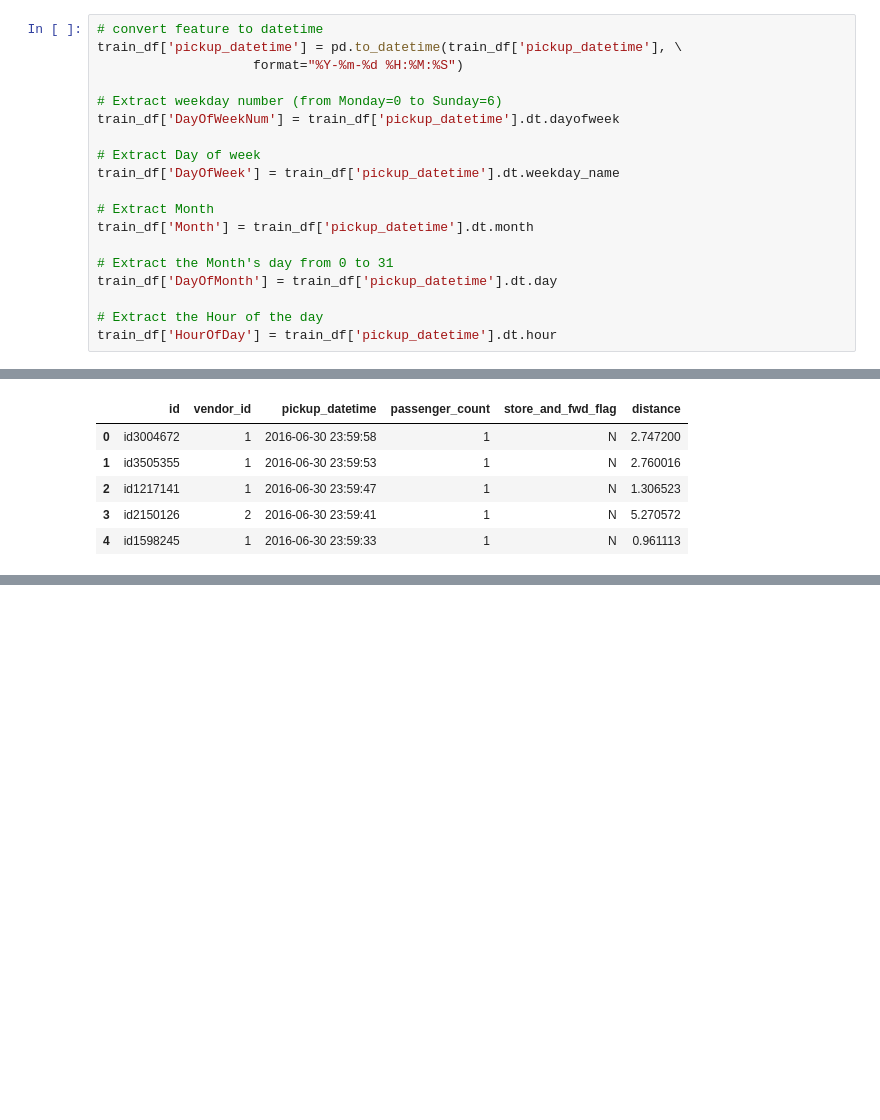
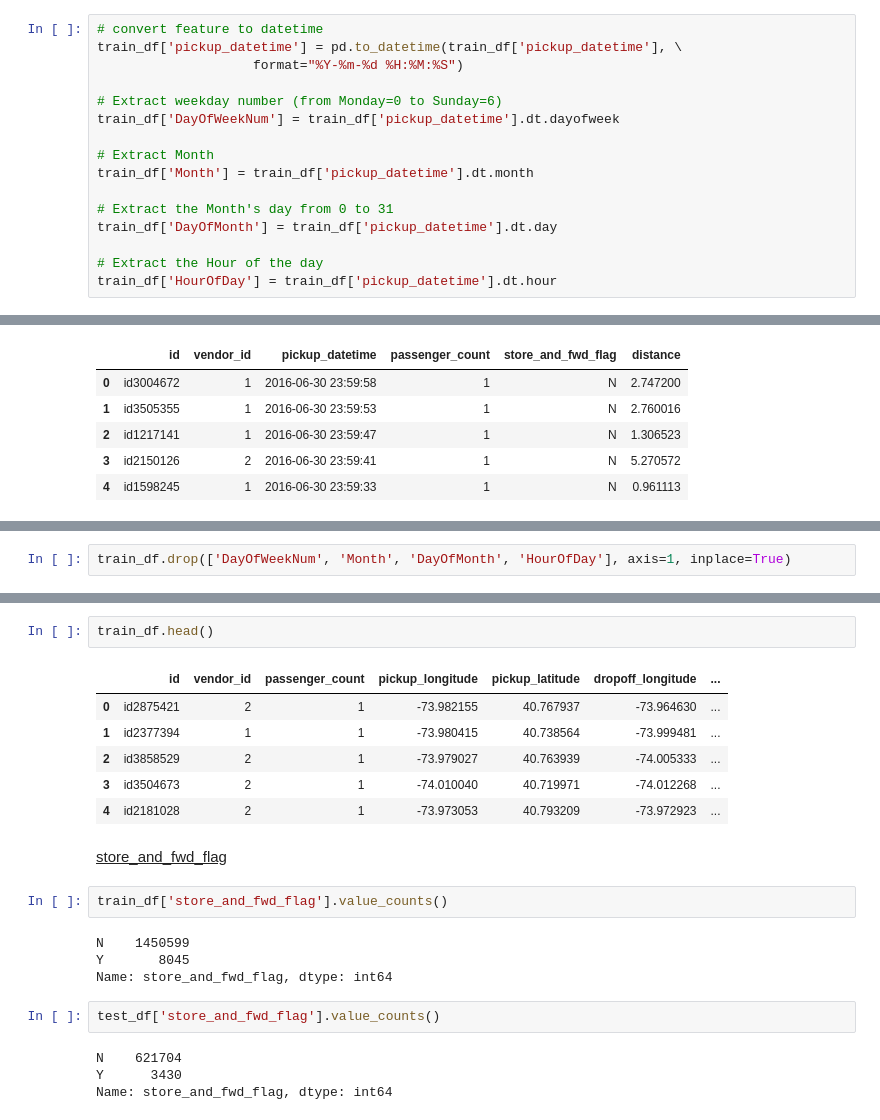
Before and after one commit to MelanVijayaratnam/Kaggle-nb, a Jupyter notebook: Taxi/Taxi.ipynb, the cells around one changed output, grey strips where cells are left out. Drawn from its saved outputs; the diff is of its cells as text; blank space fills up the shorter version.

Commit message:
Transform store_and_fwd_flag

```diff
--- a/Taxi/Taxi.ipynb
+++ b/Taxi/Taxi.ipynb
@@ -244,9 +231,6 @@ train_df['pickup_datetime'] = pd.to_datetime(train_df['pickup_datetime'], \
 
 # Extract weekday number (from Monday=0 to Sunday=6)
 train_df['DayOfWeekNum'] = train_df['pickup_datetime'].dt.dayofweek
-
-# Extract Day of week
-train_df['DayOfWeek'] = train_df['pickup_datetime'].dt.weekday_name
 
 # Extract Month
 train_df['Month'] = train_df['pickup_datetime'].dt.month
@@ -420,0 +411,2 @@ test_df.head()
+# %%
+train_df.drop(['DayOfWeekNum', 'Month', 'DayOfMonth', 'HourOfDay'], axis=1, inplace=True)
@@ -420,0 +449,23 @@ test_df.head()
+# %%
+train_df.head()
+# %% [output]
+|  | id | vendor_id | passenger_count | pickup_longitude | pickup_latitude | dropoff_longitude | ... |
+| 0 | id2875421 | 2 | 1 | -73.982155 | 40.767937 | -73.964630 | ... |
+| 1 | id2377394 | 1 | 1 | -73.980415 | 40.738564 | -73.999481 | ... |
+| 2 | id3858529 | 2 | 1 | -73.979027 | 40.763939 | -74.005333 | ... |
+| 3 | id3504673 | 2 | 1 | -74.010040 | 40.719971 | -74.012268 | ... |
+| 4 | id2181028 | 2 | 1 | -73.973053 | 40.793209 | -73.972923 | ... |
+# %% [markdown]
+<u>store_and_fwd_flag</u>
+# %%
+train_df['store_and_fwd_flag'].value_counts()
+# %% [output]
+N    1450599
+Y       8045
+Name: store_and_fwd_flag, dtype: int64
+# %%
+test_df['store_and_fwd_flag'].value_counts()
+# %% [output]
+N    621704
+Y      3430
+Name: store_and_fwd_flag, dtype: int64
```
Also changed, not shown: parts of 10 cells of this notebook.
